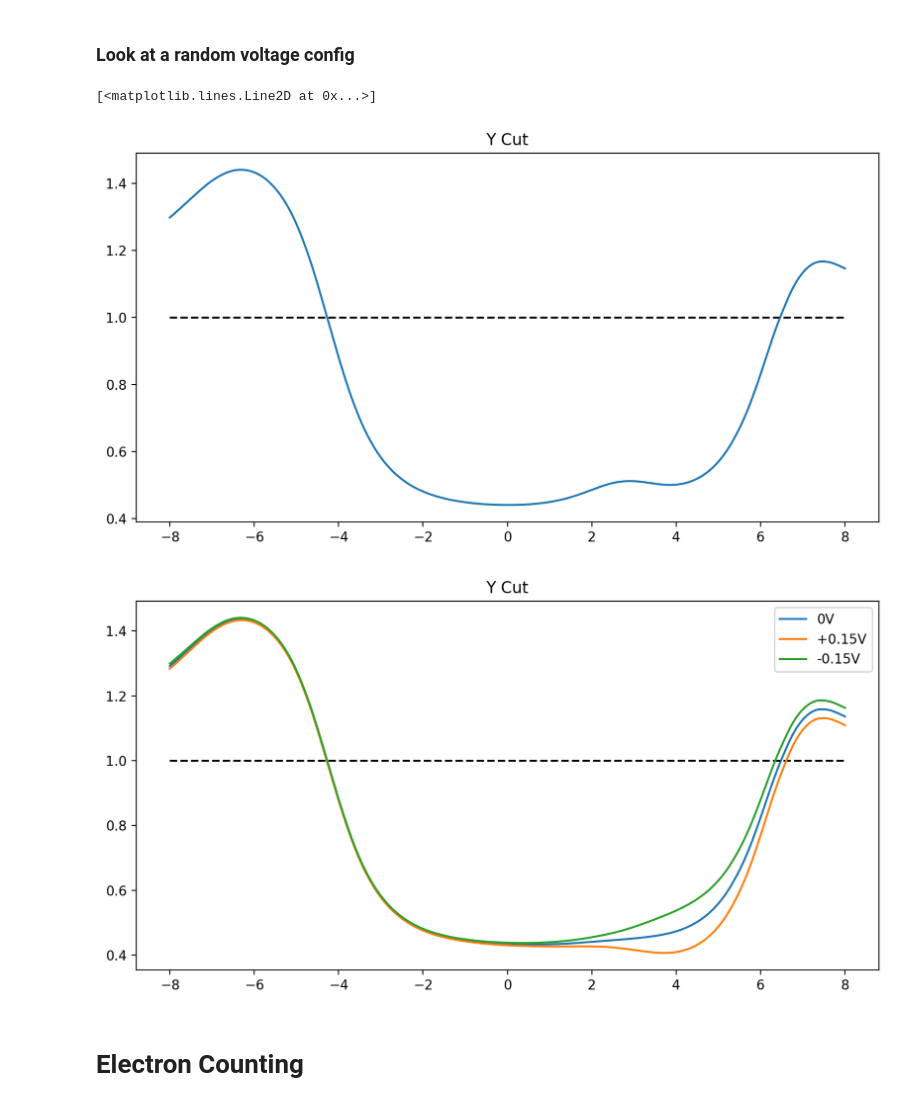
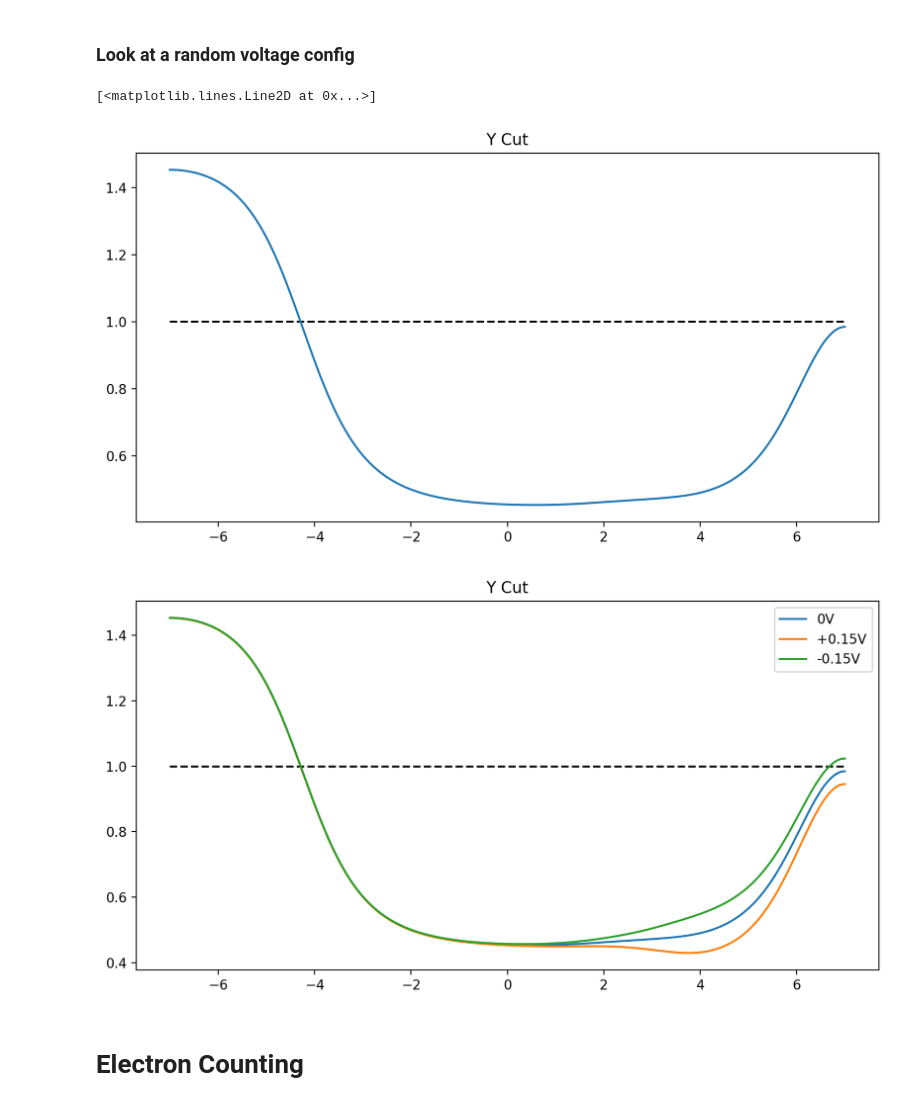
Before and after one commit to eelyon/LyonLabCodebase, a Jupyter notebook: zeroHeliumKitSims/Gordian/FEMAnalysis.ipynb, the cells around one changed output. Cells and saved outputs as stored; diff of their text form; code cells hidden in the pictures.

```diff
--- a/zeroHeliumKitSims/Gordian/FEMAnalysis.ipynb
+++ b/zeroHeliumKitSims/Gordian/FEMAnalysis.ipynb
@@ -120,8 +119,8 @@ for k,v in voltages.items():
 voltages = {
     'Door1':-2,
     'Door2':-2,
-    'Extra':0,
-    'Guard':-.3,
+    # 'Extra':0,
+    'Guard':0,
     'Sense':0,
     'Top':-1,
     'Twiddle':0,
@@ -138,40 +137,40 @@ plt.hlines(-voltages['Top'],x.min(),x.max(),'k','--')
 plt.plot(x,-z[:,yC])
 # %% [output]
 [<matplotlib.lines.Line2D at 0x...>]
-[figure, old version]
+[figure, new version]
 # %%
 voltages = {
     'Door1':-2,
     'Door2':-2,
-    'Extra':0,
+    # 'Extra':0,
     'Guard':0,
     'Sense':0,
     'Top':-1,
     'Twiddle':0,
 }
 x,y,z = ph.potential(p,voltages)
 yC = int(len(y)/2)
 
 # Plot some line cuts along the center
 plt.figure(figsize=(10,5))
 plt.title('Y Cut')
 plt.plot(x,-z[:,yC],label='0V')
 plt.hlines(-voltages['Top'],x.min(),x.max(),'k','--')
 
 # Add a line, but with the twiddle at +0.15
 voltages['Twiddle'] = .15
 x,y,z = ph.potential(p,voltages)
 plt.plot(x,-z[:,yC],label='+0.15V')
 
 # Add a line, but with the twiddle at -0.15
 voltages['Twiddle'] = -.15
 x,y,z = ph.potential(p,voltages)
 plt.plot(x,-z[:,yC],label='-0.15V')
 
 plt.legend()
 plt.show()
 # %% [output]
-[figure, old version]
+[figure, new version]
 # %% [markdown]
 # Electron Counting
 # %% [markdown]
```
Also changed, not shown: parts of 11 cells of this notebook, 6 other files.
